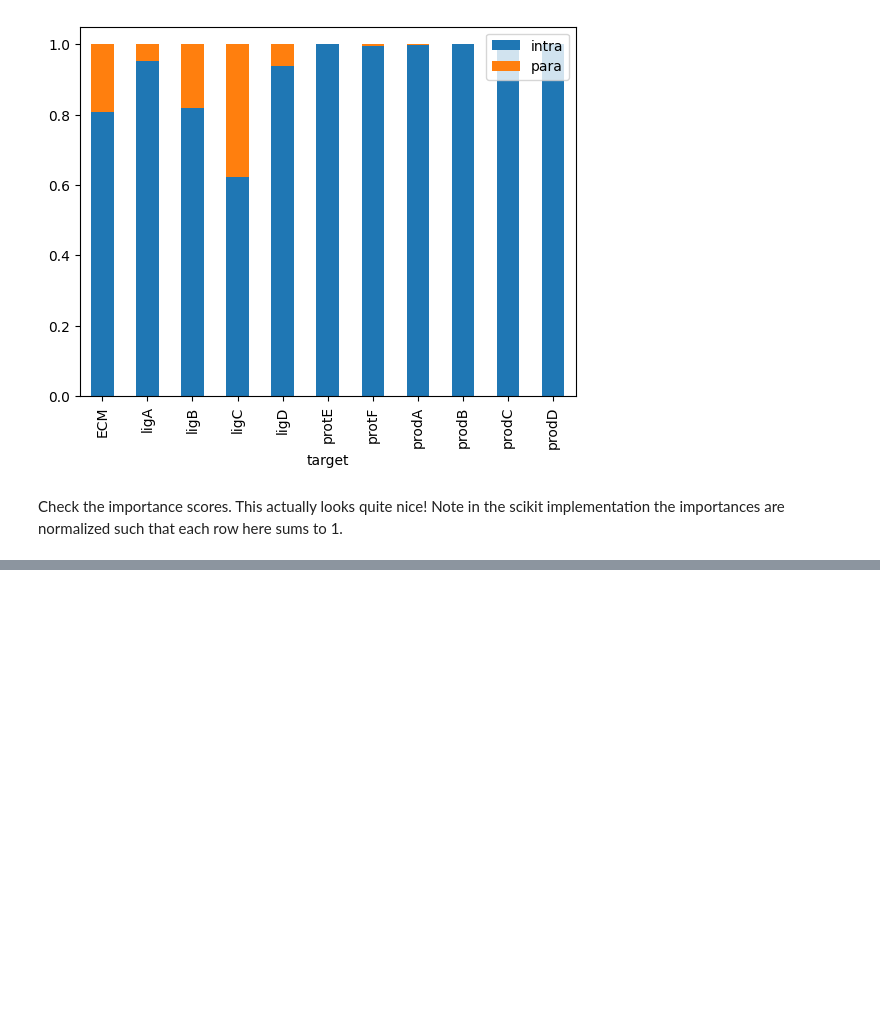
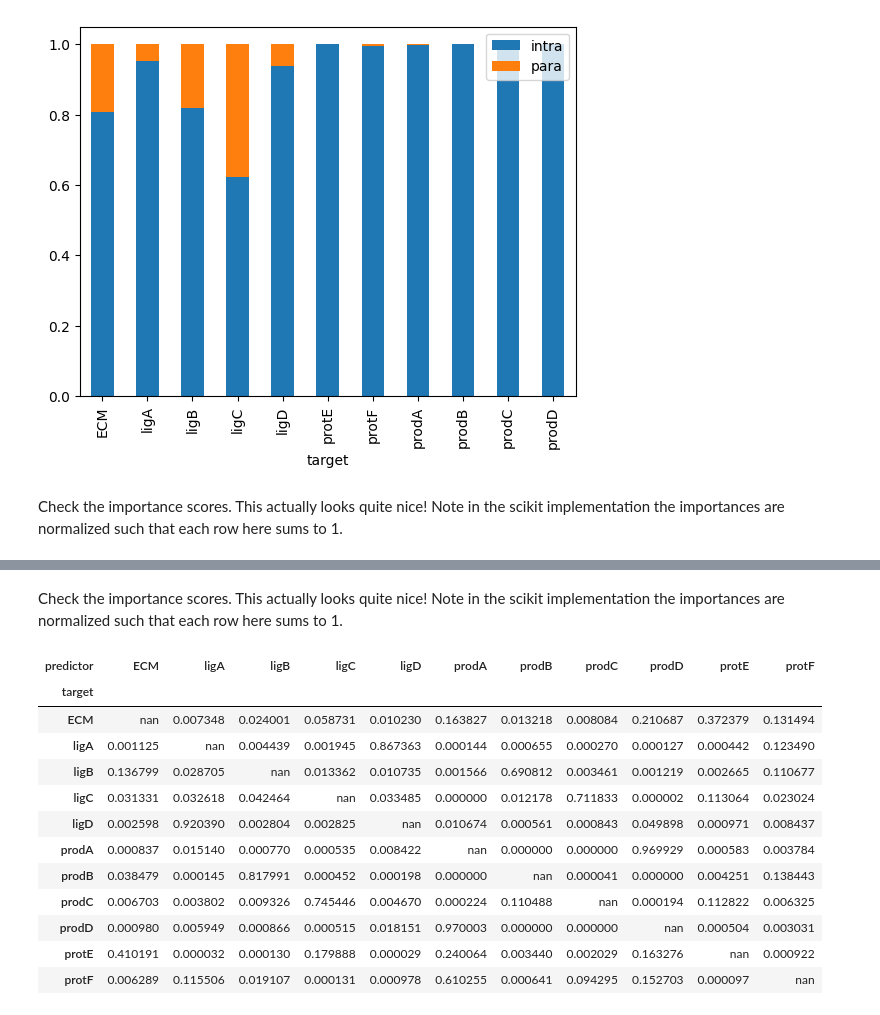
Before and after one commit to schae211/testing_misty_py, a Jupyter notebook: scripts/synthetic_py.ipynb, the cells around one changed output, grey strips where cells are left out. Saved outputs shown, nothing was run; the diff lists cells and outputs as text; code cells hidden in the pictures; blank space fills up the shorter version.

Commit message:
testing keeping same predictor/target in juxta/paraview

```diff
--- a/scripts/synthetic_py.ipynb
+++ b/scripts/synthetic_py.ipynb
@@ -139,0 +164,18 @@ plot_importance(mdata.uns["misty_results"]["importances"], "para")
+# %% [markdown]
+Check the importance scores. This actually looks quite nice! Note in the scikit implementation the importances are normalized such that each row here sums to 1.
+# %%
+plot_importance(mdata.uns["misty_results"]["importances"], "intra")
+# %% [output]
+| predictor | ECM | ligA | ligB | ligC | ligD | prodA | prodB | prodC | prodD | protE | protF |
+| target |  |  |  |  |  |  |  |  |  |  |  |
+| ECM | nan | 0.007348 | 0.024001 | 0.058731 | 0.010230 | 0.163827 | 0.013218 | 0.008084 | 0.210687 | 0.372379 | 0.131494 |
+| ligA | 0.001125 | nan | 0.004439 | 0.001945 | 0.867363 | 0.000144 | 0.000655 | 0.000270 | 0.000127 | 0.000442 | 0.123490 |
+| ligB | 0.136799 | 0.028705 | nan | 0.013362 | 0.010735 | 0.001566 | 0.690812 | 0.003461 | 0.001219 | 0.002665 | 0.110677 |
+| ligC | 0.031331 | 0.032618 | 0.042464 | nan | 0.033485 | 0.000000 | 0.012178 | 0.711833 | 0.000002 | 0.113064 | 0.023024 |
+| ligD | 0.002598 | 0.920390 | 0.002804 | 0.002825 | nan | 0.010674 | 0.000561 | 0.000843 | 0.049898 | 0.000971 | 0.008437 |
+| prodA | 0.000837 | 0.015140 | 0.000770 | 0.000535 | 0.008422 | nan | 0.000000 | 0.000000 | 0.969929 | 0.000583 | 0.003784 |
+| prodB | 0.038479 | 0.000145 | 0.817991 | 0.000452 | 0.000198 | 0.000000 | nan | 0.000041 | 0.000000 | 0.004251 | 0.138443 |
+| prodC | 0.006703 | 0.003802 | 0.009326 | 0.745446 | 0.004670 | 0.000224 | 0.110488 | nan | 0.000194 | 0.112822 | 0.006325 |
+| prodD | 0.000980 | 0.005949 | 0.000866 | 0.000515 | 0.018151 | 0.970003 | 0.000000 | 0.000000 | nan | 0.000504 | 0.003031 |
+| protE | 0.410191 | 0.000032 | 0.000130 | 0.179888 | 0.000029 | 0.240064 | 0.003440 | 0.002029 | 0.163276 | nan | 0.000922 |
+| protF | 0.006289 | 0.115506 | 0.019107 | 0.000131 | 0.000978 | 0.610255 | 0.000641 | 0.094295 | 0.152703 | 0.000097 | nan |
```
Also changed, not shown: parts of 11 cells of this notebook, 1 other file.
